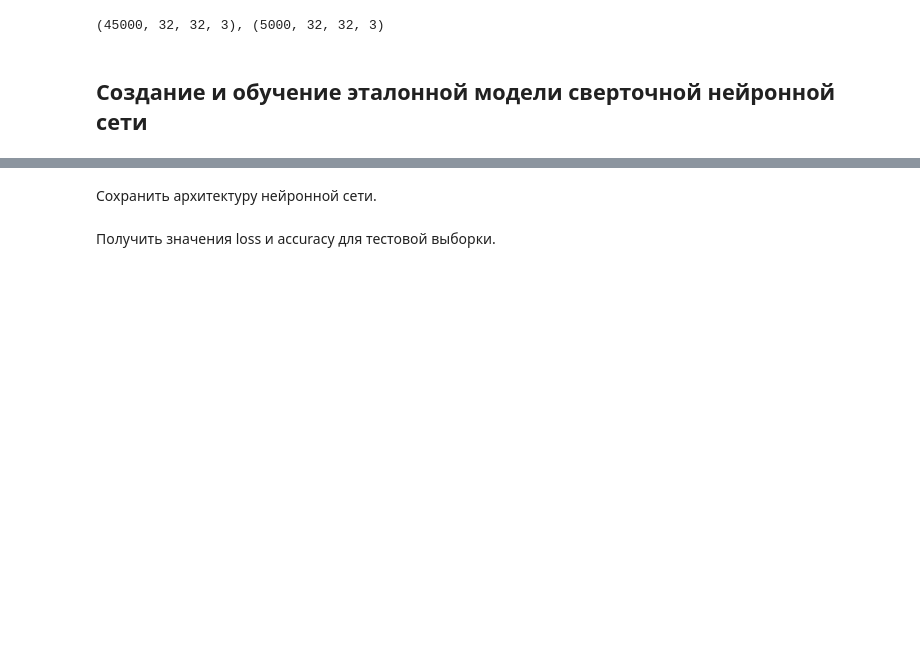
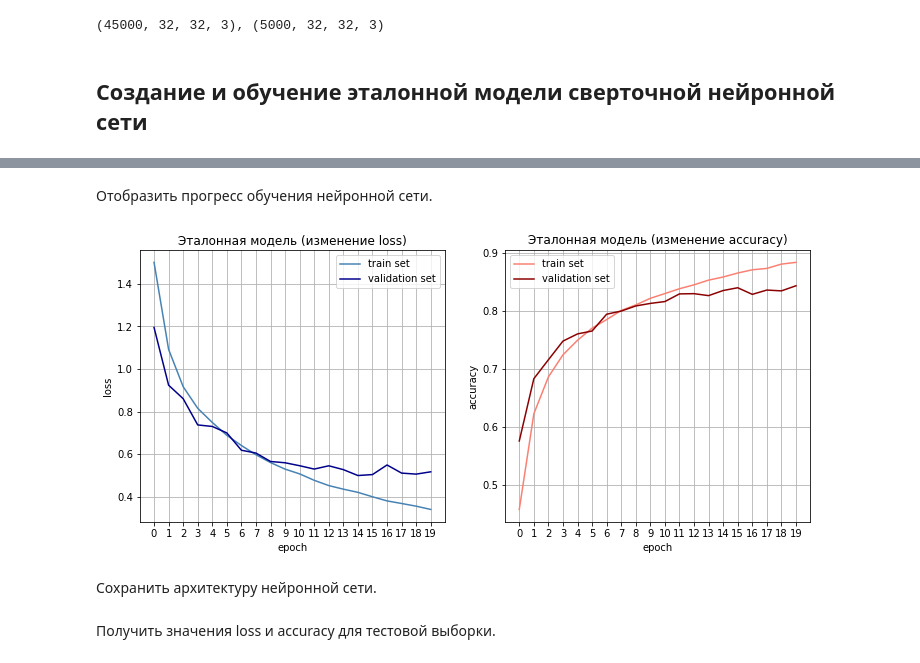
Before and after one commit to new-divos/aiu-tasks, a Jupyter notebook: notebooks/03-cifar-10/pro.ipynb, the cells around one changed output, grey strips where cells are left out. Drawn from its saved outputs; the diff is of its cells as text; code cells hidden in the pictures; blank space fills up the shorter version.

```diff
--- a/notebooks/03-cifar-10/pro.ipynb
+++ b/notebooks/03-cifar-10/pro.ipynb
@@ -289,11 +223,0 @@ None
-# %%
-history = reference_net.fit(
-    x_train,
-    y_train,
-    batch_size=128,
-    epochs=EPOCHS,
-    validation_data=(x_val, y_val),
-    verbose=0
-)
-
-plot_history(history, subtitle="эталонная модель");
@@ -302,3 +415,9 @@ plot_history(history, subtitle="эталонная модель");
+# %% [markdown]
+Отобразить прогресс обучения нейронной сети.
+# %%
+plot_history(history, title="Эталонная модель");
+# %% [output]
+[figure, added]
 # %% [markdown]
 Сохранить архитектуру нейронной сети.
 # %%
```
Also changed, not shown: parts of 110 cells of this notebook.
